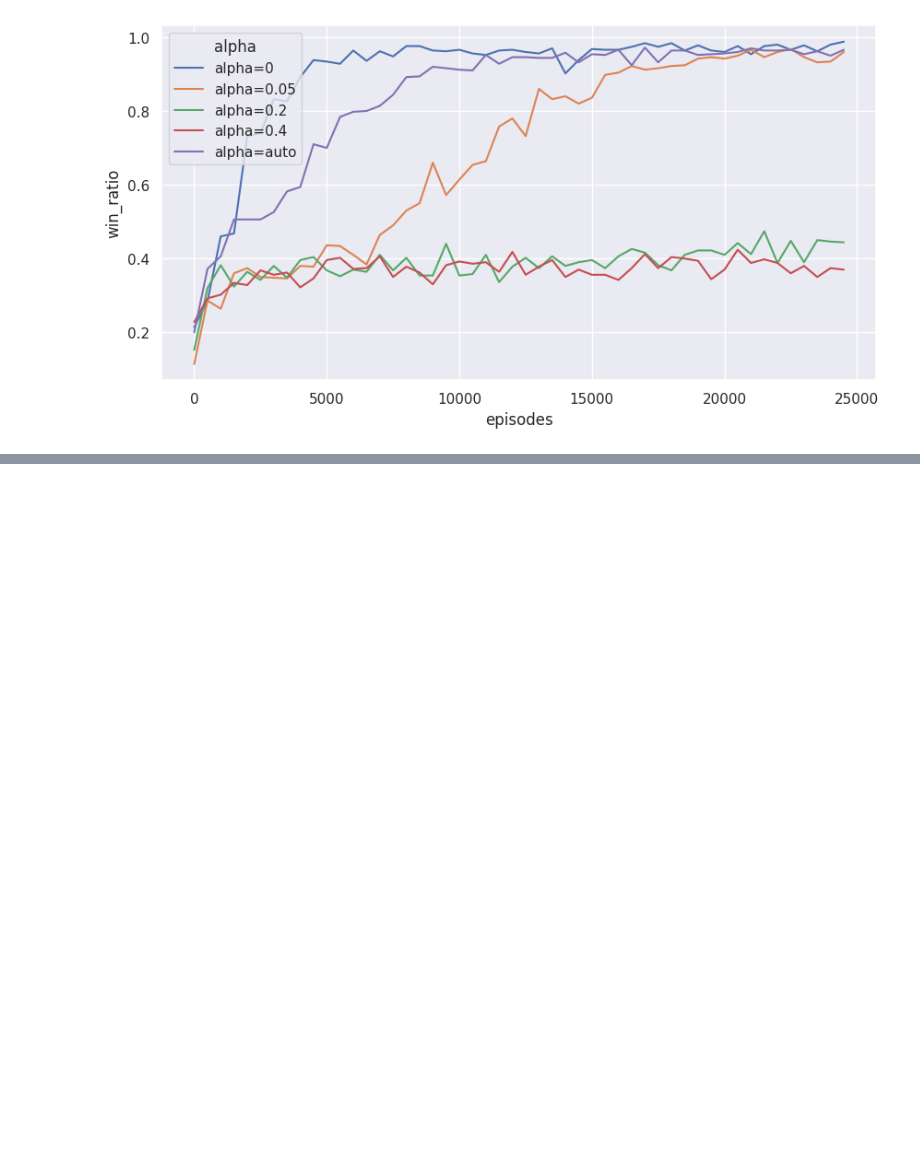
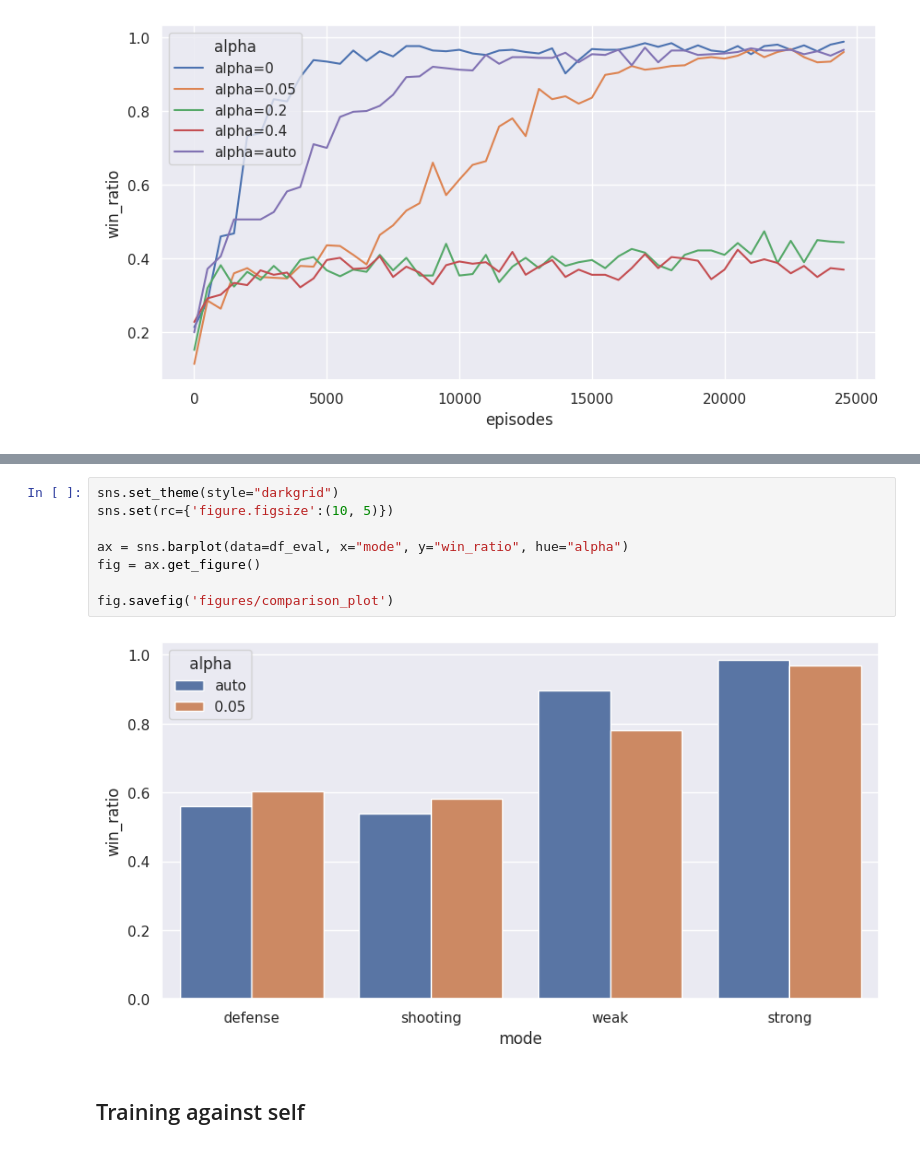
Before and after one commit to Niioon/hockey_rl_challenge, a Jupyter notebook: SoftActorCritic/report_analysis.ipynb, the cells around one changed output, grey strips where cells are left out. Cells and saved outputs as stored; diff of their text form; blank space fills up the shorter version.

```diff
--- a/SoftActorCritic/report_analysis.ipynb
+++ b/SoftActorCritic/report_analysis.ipynb
@@ -176,0 +374,12 @@ winner_df
+# %%
+sns.set_theme(style="darkgrid")
+sns.set(rc={'figure.figsize':(10, 5)})
+
+ax = sns.barplot(data=df_eval, x="mode", y="win_ratio", hue="alpha")
+fig = ax.get_figure()
+
+fig.savefig('figures/comparison_plot')
+# %% [output]
+[figure, added]
+# %% [markdown]
+## Training against self
```
Also changed, not shown: parts of 32 cells of this notebook, 2 other files.
